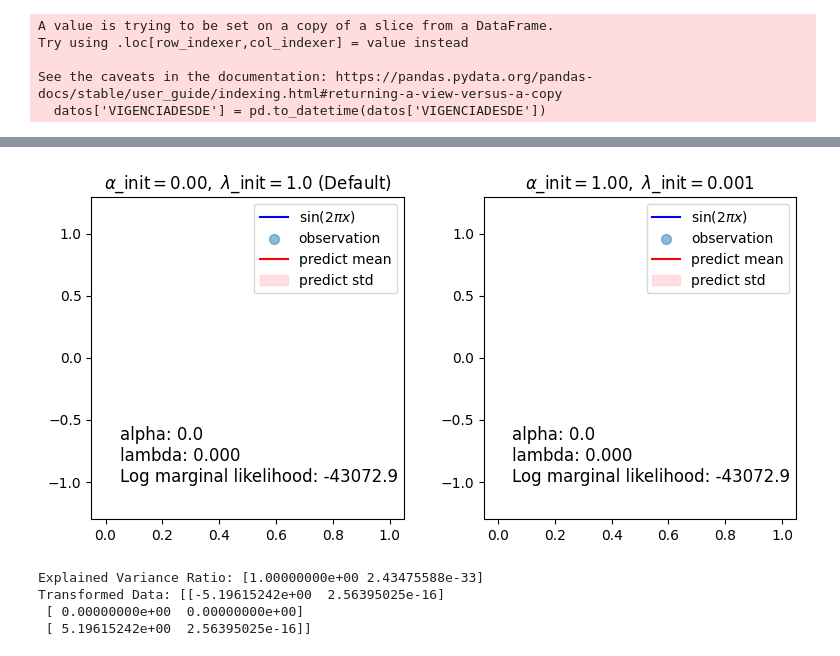
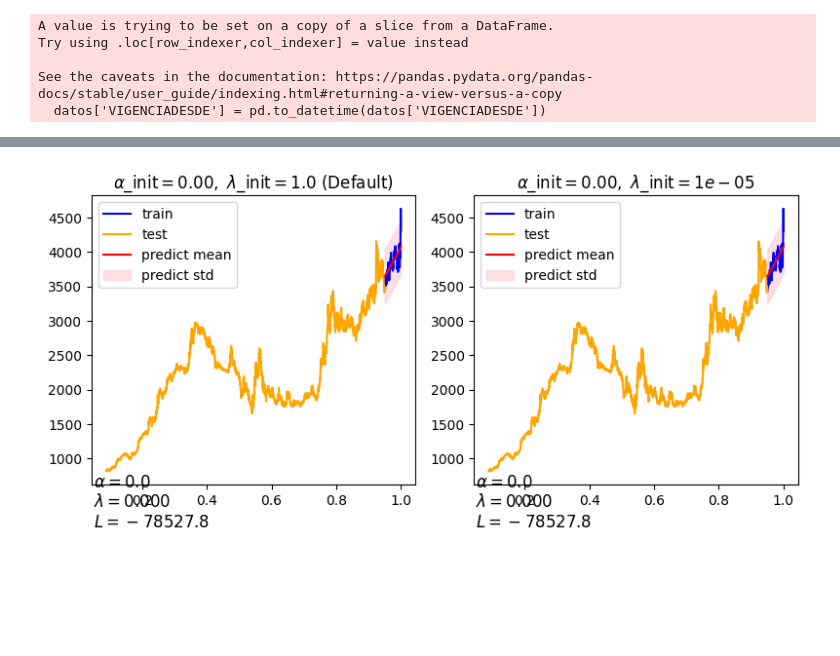
Before and after one commit to cabb1808/ProyectoSenales3, a Jupyter notebook: Proyecto_Final.ipynb, the cells around one changed output, grey strips where cells are left out. Cells and saved outputs as stored; diff of their text form; code cells hidden in the pictures; blank space fills up the shorter version.

```diff
--- a/Proyecto_Final.ipynb
+++ b/Proyecto_Final.ipynb
@@ -179,0 +142,20 @@ plt.plot(x_test, y_test, color='red', label='Prueba')
+# %%
+M=9
+lam=0.01
+
+PHI_train = MapeoDataset(X_train,M)                 #Hallar matriz de caracteristicas para ambos conjuntos
+PHI_test = MapeoDataset(X_test,M)
+
+w_Regresion = np.linalg.inv(((PHI_train.T)@PHI_train) + (lam*np.eye(M+1)))@((PHI_train.T)@y_train)
+y_pred_reg = PHI_test@w_Regresion                                                                             #Definimos y aplicamos el modelo de prediccion (Regresión lineal regularizado)
+
+
+# Imprimir las predicciones
+plt.figure(figsize=[16,4])
+plt.plot(X_train,y_train,label="Train",color='orange')
+plt.plot(X_test,y_test,label="Test",color='blue')
+plt.plot(X_test,y_pred_reg,label="Prediccion",color='red')
+plt.xlabel('Tiempo')
+plt.ylabel('Valor del dolar')
+plt.title("Prediccion con modelo de Regresion Lineal regularizado")
+plt.legend()
@@ -180,42 +177,42 @@ plt.plot(x_test, y_test, color='red', label='Prueba')
 # %%
 from sklearn.linear_model import BayesianRidge
 
+
+reg = BayesianRidge(tol=1e-6, fit_intercept=False, compute_score=True)            #Escogemos el modelo bayesiano regularizado y su parametro
 n_order = 3
-X_train = np.vander(x_train, n_order + 1, increasing=True)
-X_test = np.vander(x_test, n_order + 1, increasing=True)
-reg = BayesianRidge(tol=1e-6, fit_intercept=False, compute_score=True)
-
-import matplotlib.pyplot as plt
-
 fig, axes = plt.subplots(1, 2, figsize=(8, 4))
 for i, ax in enumerate(axes):
-    # Bayesian ridge regression with different initial value pairs
+    # Bayesian ridge regression con diferentes valores iniciales
     if i == 0:
-        init = [1 / np.var(y_train), 1.0]  # Default values
+        init = [1 / np.var(y_train), 1.0]  # Parametros por defecto
     elif i == 1:
-        init = [1.0, 1e-3]
+        init = [0.001, 1e-5]
         reg.set_params(alpha_init=init[0], lambda_init=init[1])
-    reg.fit(X_train, y_train)
-    ymean, ystd = reg.predict(X_test, return_std=True)
 
-    ax.plot(x_test, y_test, color="blue", label="sin($2\\pi x$)")
-    ax.scatter(x_train, y_train, s=50, alpha=0.5, label="observation")
-    ax.plot(x_test, ymean, color="red", label="predict mean")
-    ax.fill_between(
-        x_test, ymean - ystd, ymean + ystd, color="pink", alpha=0.5, label="predict std"
-    )
-    ax.set_ylim(-1.3, 1.3)
+    reg.fit(PHI_train, y_train)   #Entrenar el modelo con la matriz de caracteristicas
+
+
+    y_pred_test,ystd = reg.predict(PHI_test,return_std=True)             # Hallamos predicciones(media y varianza)
+
+
+    ax.plot(X_test, y_test, color="blue", label="train")
+    ax.plot(X_train[1000:], y_train[1000:],color="orange", label="test")
+    ax.plot(X_test, y_pred_test, color="red", label="predict mean")
+    x_test=X_test.flatten()                                                     #se hace flatten para poder graficar el fill
+
+    ax.fill_between(x_test, y_pred_test - ystd, y_pred_test + ystd, color="pink", alpha=0.5, label="predict std")
     ax.legend()
     title = "$\\alpha$_init$={:.2f},\\ \\lambda$_init$={}$".format(init[0], init[1])
     if i == 0:
         title += " (Default)"
     ax.set_title(title, fontsize=12)
-    text = "alpha: {:.1f}\nlambda: {:.3f}\nLog marginal likelihood: {:.1f}".format(
+
+    text = "$\\alpha={:.1f}$\n$\\lambda={:.3f}$\n$L={:.1f}$".format(
         reg.alpha_, reg.lambda_, reg.scores_[-1]
     )
     ax.text(0.05, -1.0, text, fontsize=12)
 
 plt.tight_layout()
 plt.show()
 # %% [output]
-[figure, old version]
+[figure, new version]
@@ -373,18 +218,0 @@ def inferencia_max_vero_carac(Phi, y):
-# %%
-import numpy as np
-
-# Ejemplo de datos de características
-Phi = np.array([[1, 2, 3], [4, 5, 6], [7, 8, 9]])
-
-# Aplicar PCA a la matriz de características Phi
-pca = PCA(n_components=2)
-X_pca = pca.fit_transform(Phi)
-
-# Imprimir la proporción de varianza explicada y los datos transformados
-print("Explained Variance Ratio:", pca.explained_variance_ratio_)
-print("Transformed Data:", X_pca)
-# %% [output]
-Explained Variance Ratio: [1.00000000e+00 2.43475588e-33]
-Transformed Data: [[-5.19615242e+00  2.56395025e-16]
- [ 0.00000000e+00  0.00000000e+00]
- [ 5.19615242e+00  2.56395025e-16]]
```
Also changed, not shown: parts of 22 cells of this notebook.
